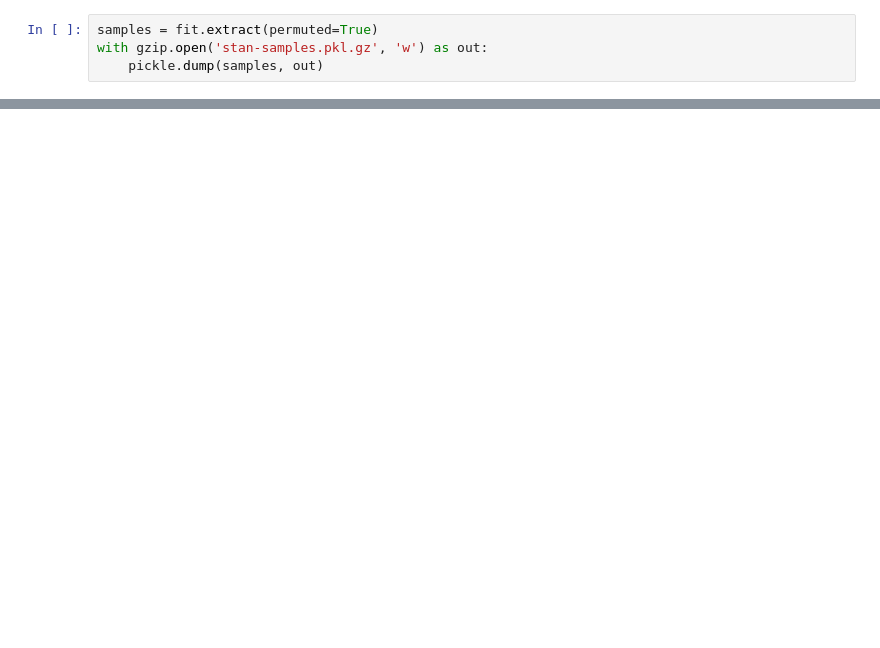
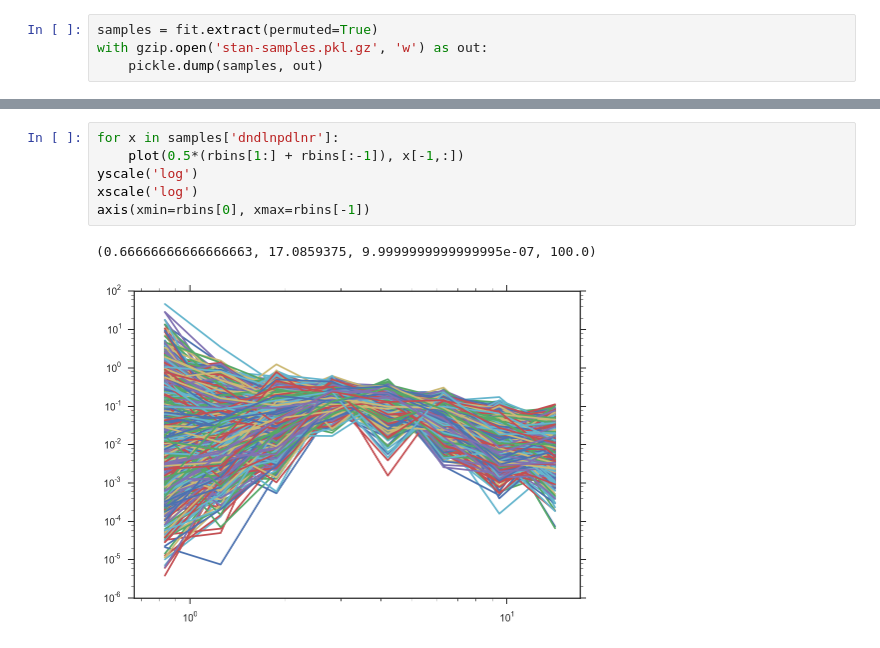
Before and after one commit to farr/kepler-selection, a Jupyter notebook: kephackwk/BinnedUncertaintyStan.ipynb, the cells around one changed output, grey strips where cells are left out. Drawn from its saved outputs; the diff is of its cells as text; blank space fills up the shorter version.

```diff
--- a/kephackwk/BinnedUncertaintyStan.ipynb
+++ b/kephackwk/BinnedUncertaintyStan.ipynb
@@ -158,0 +148,9 @@ yscale('log')
+# %%
+for x in samples['dndlnpdlnr']:
+    plot(0.5*(rbins[1:] + rbins[:-1]), x[-1,:])
+yscale('log')
+xscale('log')
+axis(xmin=rbins[0], xmax=rbins[-1])
+# %% [output]
+(0.66666666666666663, 17.0859375, 9.9999999999999995e-07, 100.0)
+[figure, added]
```
Also changed, not shown: parts of 7 cells of this notebook, 1 other file.
